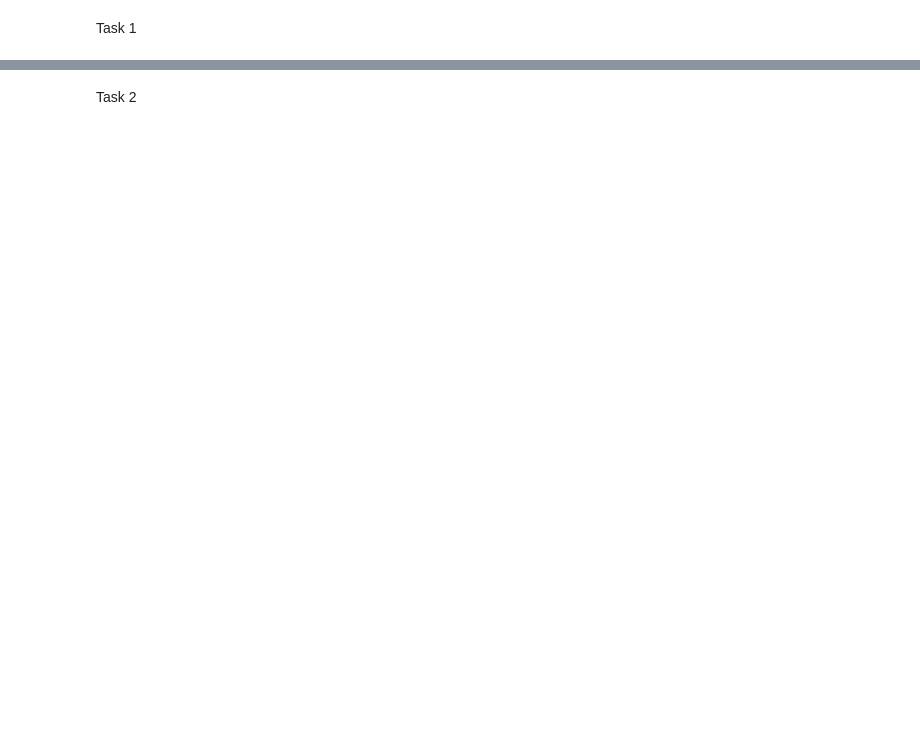
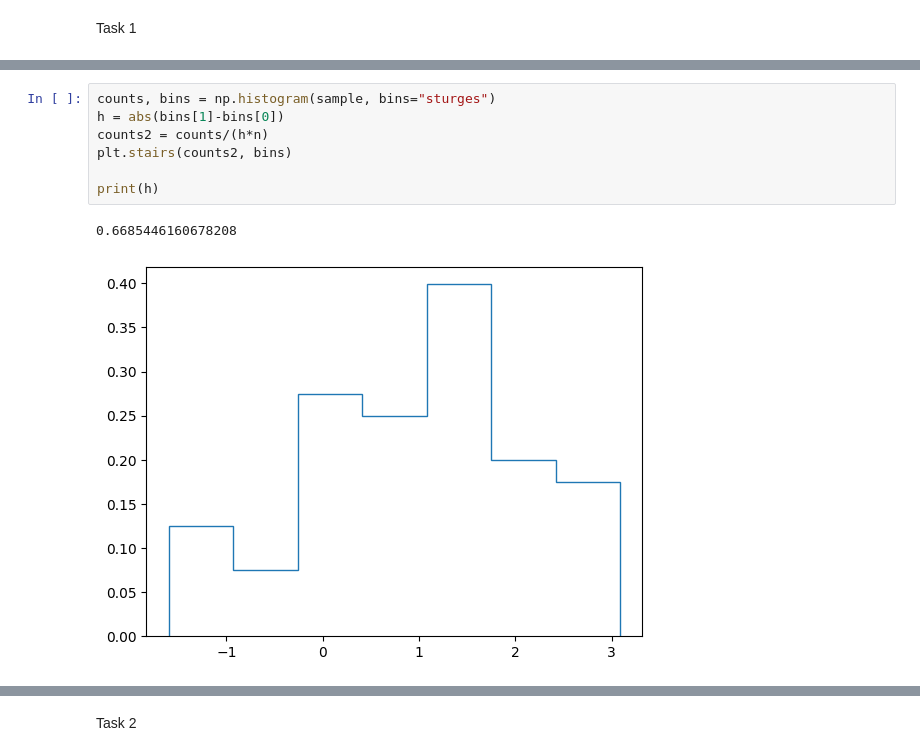
Before and after one commit to c0de1sl1fe/Probability, a Jupyter notebook: lab_1/main_part_2.ipynb, the cells around one changed output, grey strips where cells are left out. Cells and saved outputs as stored; diff of their text form; blank space fills up the shorter version.

```diff
--- a/lab_1/main_part_2.ipynb
+++ b/lab_1/main_part_2.ipynb
@@ -53,3 +59,13 @@ print(sample)
+# %%
+counts, bins = np.histogram(sample, bins="sturges")
+h = abs(bins[1]-bins[0])
+counts2 = counts/(h*n)
+plt.stairs(counts2, bins)
+
+print(h)
+# %% [output]
+0.6685446160678208
+[figure, added]
 # %%
 n_intervals = int(1 + 3.32*math.log10(n))+1
 min_smpl = sample.min()
```
Also changed, not shown: parts of 14 cells of this notebook, 2 other files.
